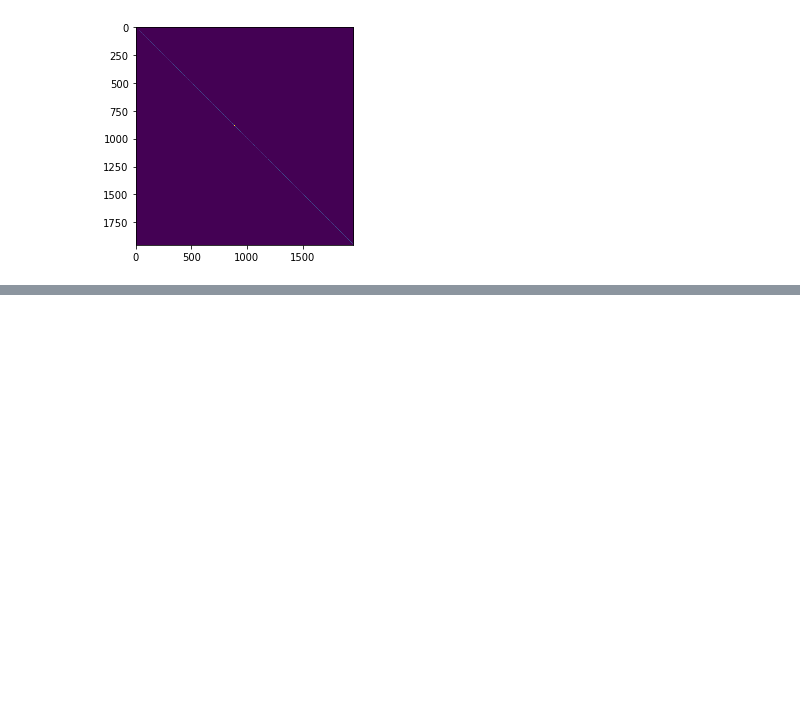
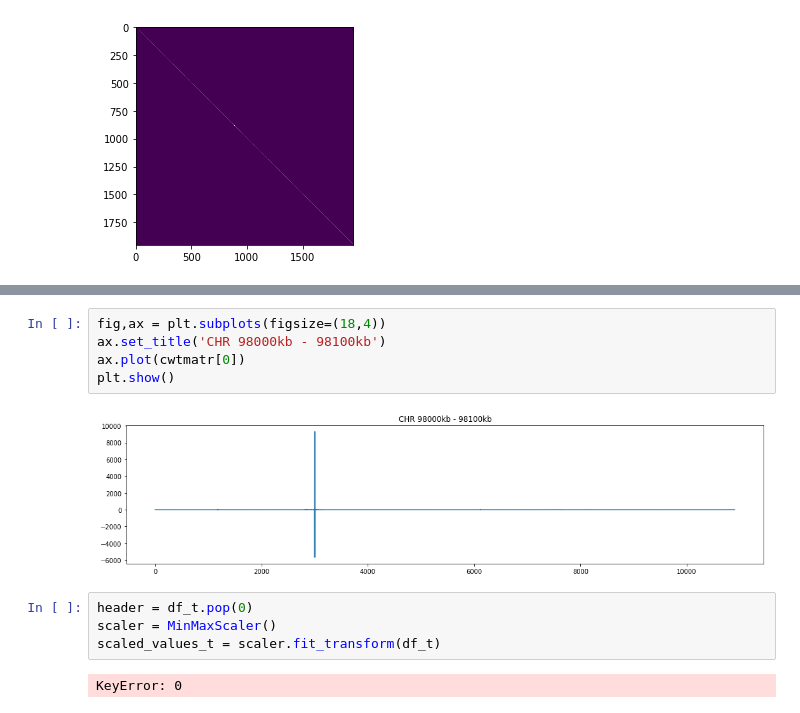
Before and after one commit to orionpax00/ChrVis, a Jupyter notebook: scripts/Signal_analysis_of_contact_freqency.ipynb, the cells around one changed output, grey strips where cells are left out. Drawn from its saved outputs; the diff is of its cells as text; blank space fills up the shorter version.

```diff
--- a/scripts/Signal_analysis_of_contact_freqency.ipynb
+++ b/scripts/Signal_analysis_of_contact_freqency.ipynb
@@ -144,0 +184,13 @@ plt.imshow(df.as_matrix())
+# %%
+fig,ax = plt.subplots(figsize=(18,4))
+ax.set_title('CHR 98000kb - 98100kb')
+ax.plot(cwtmatr[0])
+plt.show()
+# %% [output]
+[figure, added]
+# %%
+header = df_t.pop(0)
+scaler = MinMaxScaler()
+scaled_values_t = scaler.fit_transform(df_t)
+# %% [output]
+KeyError: 0
```
Also changed, not shown: parts of 11 cells of this notebook, 30 other files.
